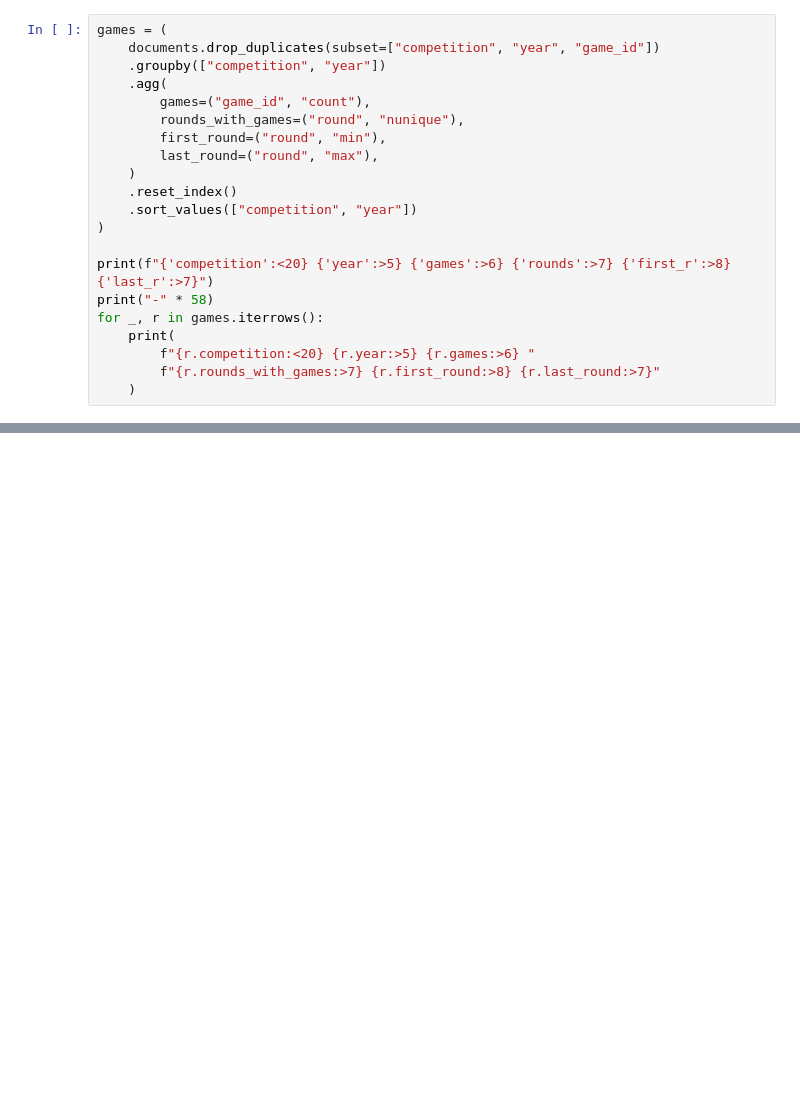
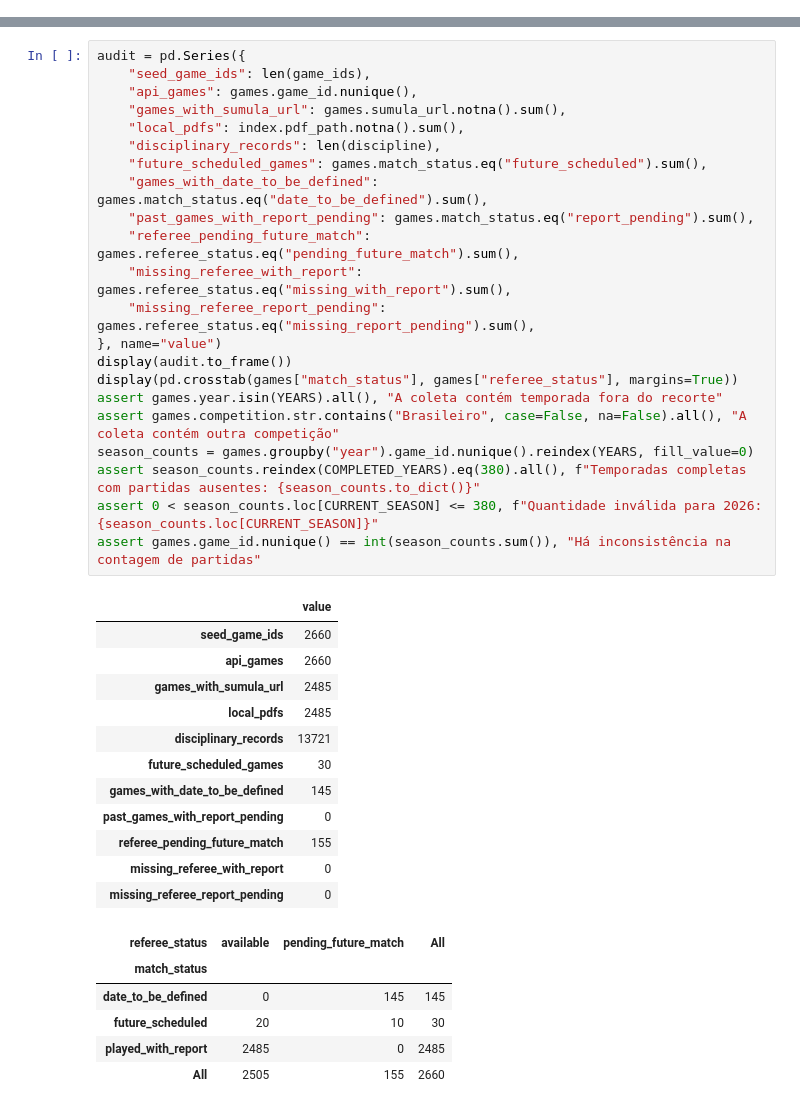
Before and after one commit to gcarbs1/cbf-match-report-analysis, a Jupyter notebook: notebooks/0-data_collection.ipynb, the cells around one changed output, grey strips where cells are left out. Saved outputs shown, nothing was run; the diff lists cells and outputs as text; blank space fills up the shorter version.

```diff
--- a/notebooks/0-data_collection.ipynb
+++ b/notebooks/0-data_collection.ipynb
@@ -434,21 +0,0 @@ Collecting copa-do-brasil 2026 (6 phases)...
-# %%
-games = (
-    documents.drop_duplicates(subset=["competition", "year", "game_id"])
-    .groupby(["competition", "year"])
-    .agg(
-        games=("game_id", "count"),
-        rounds_with_games=("round", "nunique"),
-        first_round=("round", "min"),
-        last_round=("round", "max"),
-    )
-    .reset_index()
-    .sort_values(["competition", "year"])
-)
-
-print(f"{'competition':<20} {'year':>5} {'games':>6} {'rounds':>7} {'first_r':>8} {'last_r':>7}")
-print("-" * 58)
-for _, r in games.iterrows():
-    print(
-        f"{r.competition:<20} {r.year:>5} {r.games:>6} "
-        f"{r.rounds_with_games:>7} {r.first_round:>8} {r.last_round:>7}"
-    )
@@ -549,0 +349,41 @@ A execução registrada baixou 5.663 súmulas. O índice `match_reports_index.cs
+# %%
+audit = pd.Series({
+    "seed_game_ids": len(game_ids),
+    "api_games": games.game_id.nunique(),
+    "games_with_sumula_url": games.sumula_url.notna().sum(),
+    "local_pdfs": index.pdf_path.notna().sum(),
+    "disciplinary_records": len(discipline),
+    "future_scheduled_games": games.match_status.eq("future_scheduled").sum(),
+    "games_with_date_to_be_defined": games.match_status.eq("date_to_be_defined").sum(),
+    "past_games_with_report_pending": games.match_status.eq("report_pending").sum(),
+    "referee_pending_future_match": games.referee_status.eq("pending_future_match").sum(),
+    "missing_referee_with_report": games.referee_status.eq("missing_with_report").sum(),
+    "missing_referee_report_pending": games.referee_status.eq("missing_report_pending").sum(),
+}, name="value")
+display(audit.to_frame())
+display(pd.crosstab(games["match_status"], games["referee_status"], margins=True))
+assert games.year.isin(YEARS).all(), "A coleta contém temporada fora do recorte"
+assert games.competition.str.contains("Brasileiro", case=False, na=False).all(), "A coleta contém outra competição"
+season_counts = games.groupby("year").game_id.nunique().reindex(YEARS, fill_value=0)
+assert season_counts.reindex(COMPLETED_YEARS).eq(380).all(), f"Temporadas completas com partidas ausentes: {season_counts.to_dict()}"
+assert 0 < season_counts.loc[CURRENT_SEASON] <= 380, f"Quantidade inválida para 2026: {season_counts.loc[CURRENT_SEASON]}"
+assert games.game_id.nunique() == int(season_counts.sum()), "Há inconsistência na contagem de partidas"
+# %% [output]
+|  | value |
+| seed_game_ids | 2660 |
+| api_games | 2660 |
+| games_with_sumula_url | 2485 |
+| local_pdfs | 2485 |
+| disciplinary_records | 13721 |
+| future_scheduled_games | 30 |
+| games_with_date_to_be_defined | 145 |
+| past_games_with_report_pending | 0 |
+| referee_pending_future_match | 155 |
+| missing_referee_with_report | 0 |
+| missing_referee_report_pending | 0 |
+| referee_status | available | pending_future_match | All |
+| match_status |  |  |  |
+| date_to_be_defined | 0 | 145 | 145 |
+| future_scheduled | 20 | 10 | 30 |
+| played_with_report | 2485 | 0 | 2485 |
+| All | 2505 | 155 | 2660 |
```
Also changed, not shown: parts of 26 cells of this notebook, 10 other files.
